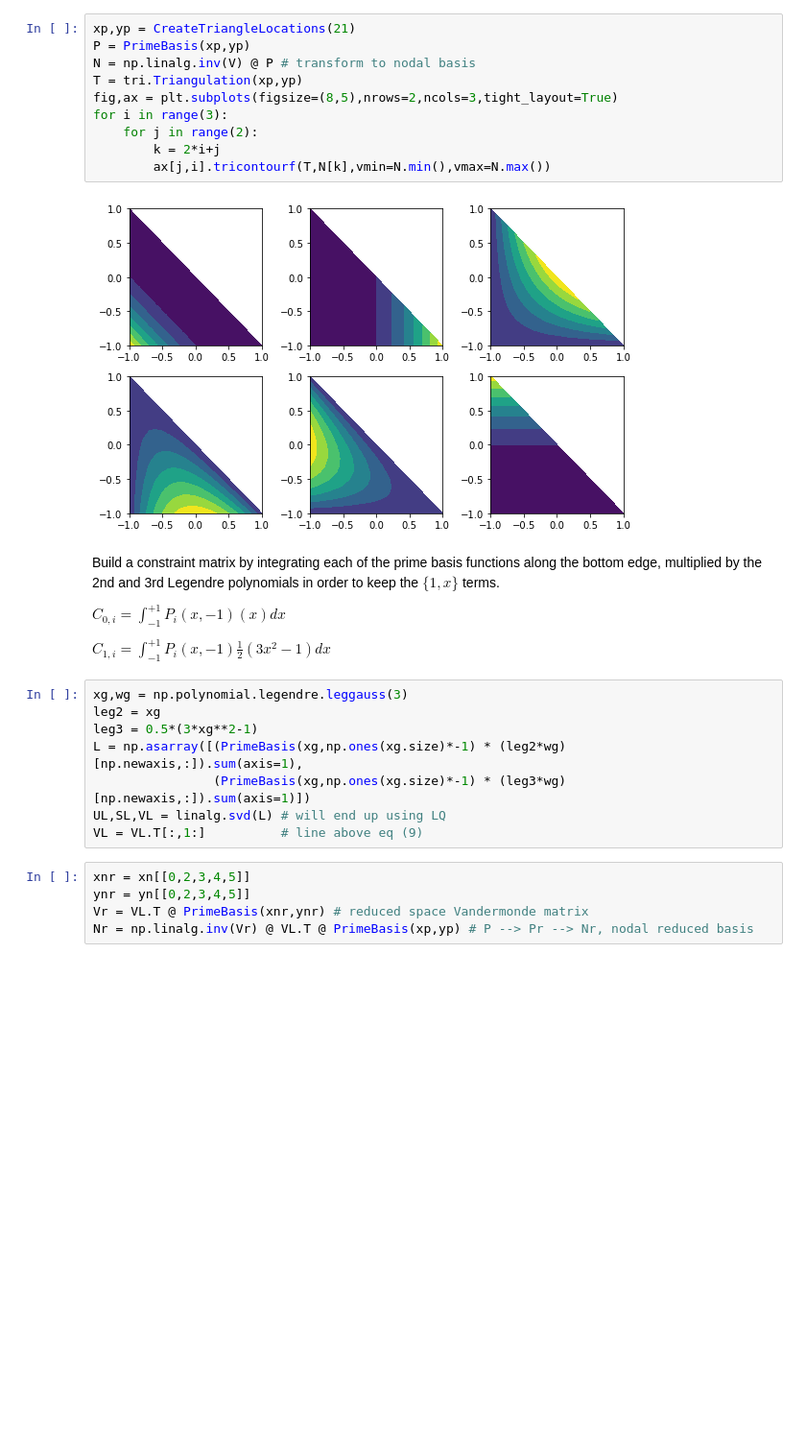
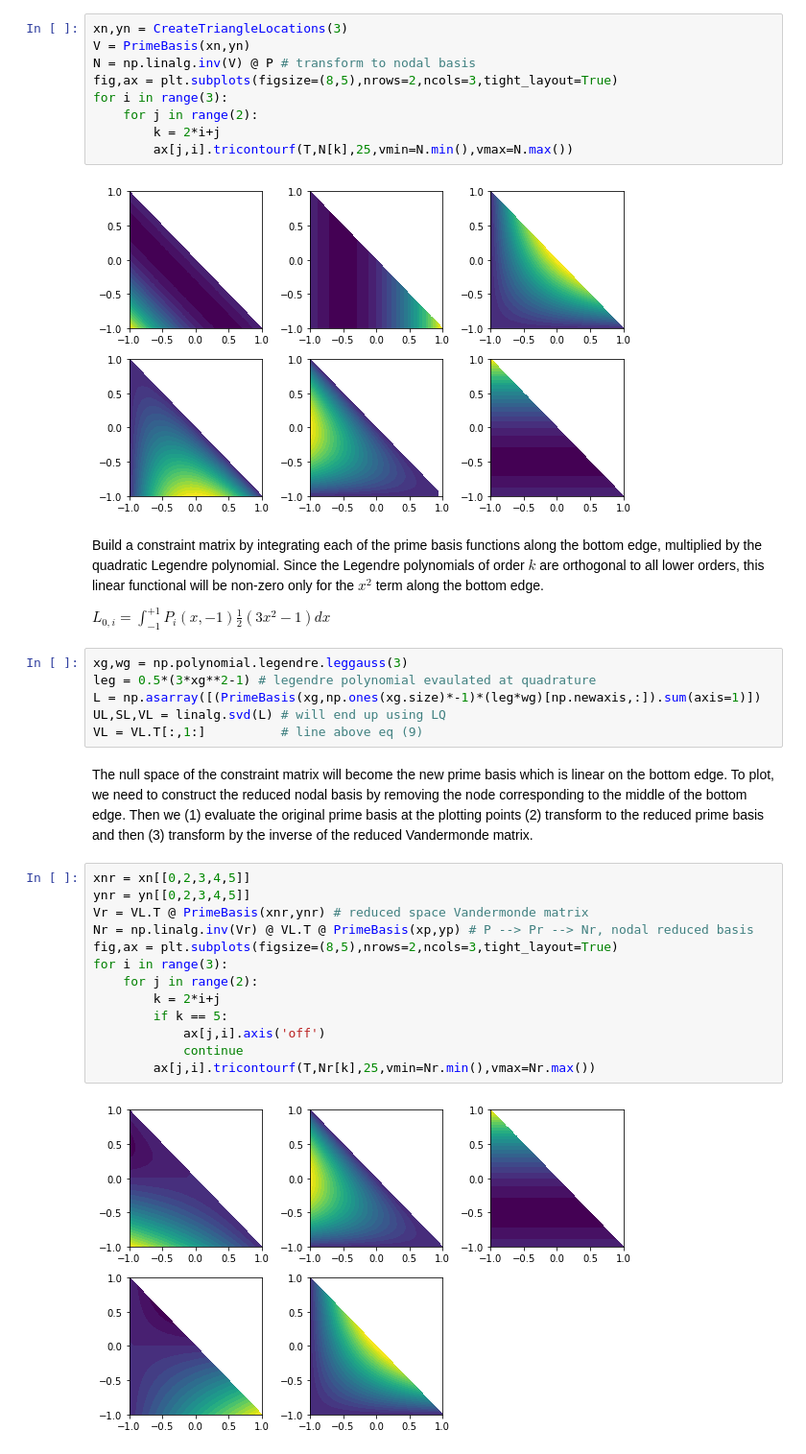
Before and after one commit to TDycores-Project/toy-problems, a Jupyter notebook: HdivSetup/Kirby2004.ipynb, the cells around one changed output. Shown: that part at 96% size. Saved outputs shown, nothing was run; the diff lists cells and outputs as text; blank space fills up the shorter version.

```diff
--- a/HdivSetup/Kirby2004.ipynb
+++ b/HdivSetup/Kirby2004.ipynb
@@ -22,31 +44,38 @@ Transform the prime basis evaluated at a fine sampling of points into the nodal
 # %%
-xp,yp = CreateTriangleLocations(21)
-P = PrimeBasis(xp,yp)
+xn,yn = CreateTriangleLocations(3)
+V = PrimeBasis(xn,yn)
 N = np.linalg.inv(V) @ P # transform to nodal basis
-T = tri.Triangulation(xp,yp)
 fig,ax = plt.subplots(figsize=(8,5),nrows=2,ncols=3,tight_layout=True)
 for i in range(3):
     for j in range(2):
         k = 2*i+j
-        ax[j,i].tricontourf(T,N[k],vmin=N.min(),vmax=N.max())
+        ax[j,i].tricontourf(T,N[k],25,vmin=N.min(),vmax=N.max())
 # %% [output]
 [figure]
 # %% [markdown]
-Build a constraint matrix by integrating each of the prime basis functions along the bottom edge, multiplied by the 2nd and 3rd Legendre polynomials in order to keep the $\{1,x\}$ terms.
+Build a constraint matrix by integrating each of the prime basis functions along the bottom edge, multiplied by the quadratic Legendre polynomial. Since the Legendre polynomials of order $k$ are orthogonal to all lower orders, this linear functional will be non-zero only for the $x^2$ term along the bottom edge.
 
-$C_{0,i} = \int_{-1}^{+1} P_i(x,-1) (x) dx$
-
-$C_{1,i} = \int_{-1}^{+1} P_i(x,-1) \frac{1}{2}(3x^2-1) dx$
+$L_{0,i} = \int_{-1}^{+1} P_i(x,-1) \frac{1}{2}(3x^2-1) dx$
 # %%
 xg,wg = np.polynomial.legendre.leggauss(3)
-leg2 = xg
-leg3 = 0.5*(3*xg**2-1)
-L = np.asarray([(PrimeBasis(xg,np.ones(xg.size)*-1) * (leg2*wg)[np.newaxis,:]).sum(axis=1),
-                (PrimeBasis(xg,np.ones(xg.size)*-1) * (leg3*wg)[np.newaxis,:]).sum(axis=1)])
+leg = 0.5*(3*xg**2-1) # legendre polynomial evaulated at quadrature
+L = np.asarray([(PrimeBasis(xg,np.ones(xg.size)*-1)*(leg*wg)[np.newaxis,:]).sum(axis=1)])
 UL,SL,VL = linalg.svd(L) # will end up using LQ
 VL = VL.T[:,1:]          # line above eq (9)
+# %% [markdown]
+The null space of the constraint matrix will become the new prime basis which is linear on the bottom edge. To plot, we need to construct the reduced nodal basis by removing the node corresponding to the middle of the bottom edge. Then we (1) evaluate the original prime basis at the plotting points (2) transform to the reduced prime basis and then (3) transform by the inverse of the reduced Vandermonde matrix.
 # %%
 xnr = xn[[0,2,3,4,5]]
 ynr = yn[[0,2,3,4,5]]
 Vr = VL.T @ PrimeBasis(xnr,ynr) # reduced space Vandermonde matrix
 Nr = np.linalg.inv(Vr) @ VL.T @ PrimeBasis(xp,yp) # P --> Pr --> Nr, nodal reduced basis
+fig,ax = plt.subplots(figsize=(8,5),nrows=2,ncols=3,tight_layout=True)
+for i in range(3):
+    for j in range(2):
+        k = 2*i+j
+        if k == 5:
+            ax[j,i].axis('off')
+            continue
+        ax[j,i].tricontourf(T,Nr[k],25,vmin=Nr.min(),vmax=Nr.max())
+# %% [output]
+[figure, added]
```
Also changed, not shown: parts of 8 cells of this notebook.
